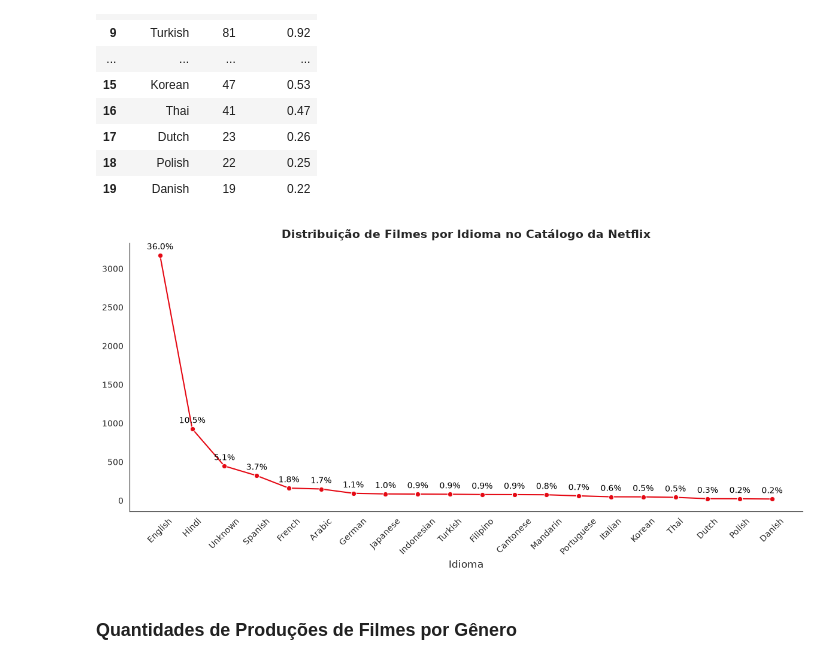
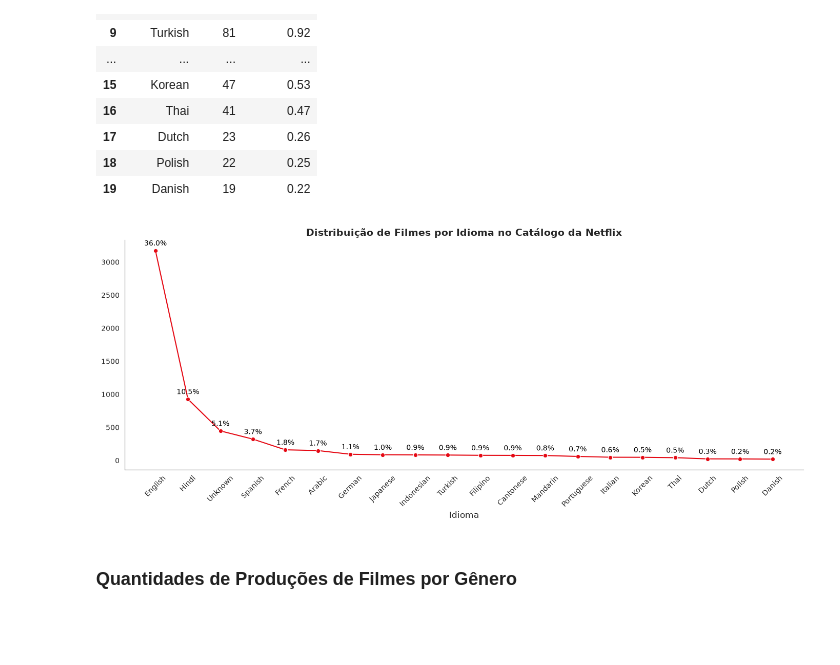
Before and after one commit to thiagoishie/netflix, a Jupyter notebook: notebooks/ETL_EDA.ipynb, the cells around one changed output. Drawn from its saved outputs; the diff is of its cells as text; code cells hidden in the pictures; blank space fills up the shorter version.

```diff
--- a/notebooks/ETL_EDA.ipynb
+++ b/notebooks/ETL_EDA.ipynb
@@ -97,33 +142,3 @@ netflix_type
 |  | type | count | proportion |
 | 0 | Movie | 6131 | 69.62 |
 | 1 | TV Show | 2676 | 30.38 |
-# %%
-fig, ax = plt.subplots(figsize=(12, 6))
-
-bars = ax.bar(
-    netflix_type['type'],
-    netflix_type['count'],
-    color=['#E50914', '#B81D24']
-)
-
-for bar, count, prop in zip(bars, netflix_type['count'], netflix_type['proportion']):
-    ax.text(
-        bar.get_x() + bar.get_width()/2,   # posição horizontal central
-        bar.get_height()/2,                # posição vertical central
-        f'{count:,}\n({prop:.2f}%)'.replace(',', '.'),  # quantidade + porcentagem
-        ha='center',
-        va='center',
-        color='white',
-        fontweight='bold',
-        fontsize=12
-    )
-
-ax.set_title('Distribuição de Filmes e Séries no Catálogo da Netflix',fontsize=14,fontweight='bold')
-ax.set_ylabel('Número de Títulos', fontsize=12)
-ax.set_xlabel('Tipo', fontsize=12)
-
-ax.spines['top'].set_visible(False)
-ax.spines['right'].set_visible(False)
-
-plt.tight_layout()
-plt.show()
@@ -217,7 +250,7 @@ world = world[world['continent'] != 'Antarctica']
 # Juntar os dados ao mapa
 world = world.merge(movies_continent[['continent', 'proportion']],on='continent',how='left')
 # Plot
-fig, ax = plt.subplots(figsize=(18, 10))
+fig, ax = plt.subplots(figsize=(14, 6))
 
 world.plot(
     column='proportion', cmap='Reds', linewidth=0.5, edgecolor='black', legend=True,
@@ -303,38 +336,38 @@ movies_language.head(20)
 | 18 | Polish | 22 | 0.25 |
 | 19 | Danish | 19 | 0.22 |
 # %%
-plt.figure(figsize=(12, 6))
+plt.figure(figsize=(14, 6))
 ax = sns.lineplot(
     data=movies_language.head(20),
     x='language',
     y='count',
     marker='o',
     color='#E50914'
 )
 
 # Adicionando porcentagem acima dos pontos
 for x, y, prop in zip(movies_language['language'].head(20),
                       movies_language['count'].head(20),
                       movies_language['proportion'].head(20)):
     ax.text(
         x, y + 50, f'{prop:.1f}%',
         ha='center',
         va='bottom',
         fontsize=10,
         color='black'
     )
 
 ax.spines['top'].set_visible(False)
 ax.spines['right'].set_visible(False)
 
 plt.title('Distribuição de Filmes por Idioma no Catálogo da Netflix', fontsize=14, fontweight='bold')
 plt.xlabel('Idioma', fontsize=12)
 plt.ylabel('')
 plt.xticks(rotation=45)
 plt.tight_layout()
 plt.show()
 # %% [output]
-[figure, old version]
+[figure, new version]
 # %% [markdown]
 ### Quantidades de Produções de Filmes por Gênero
 # %%
```
Also changed, not shown: parts of 55 cells of this notebook, 3 other files.
